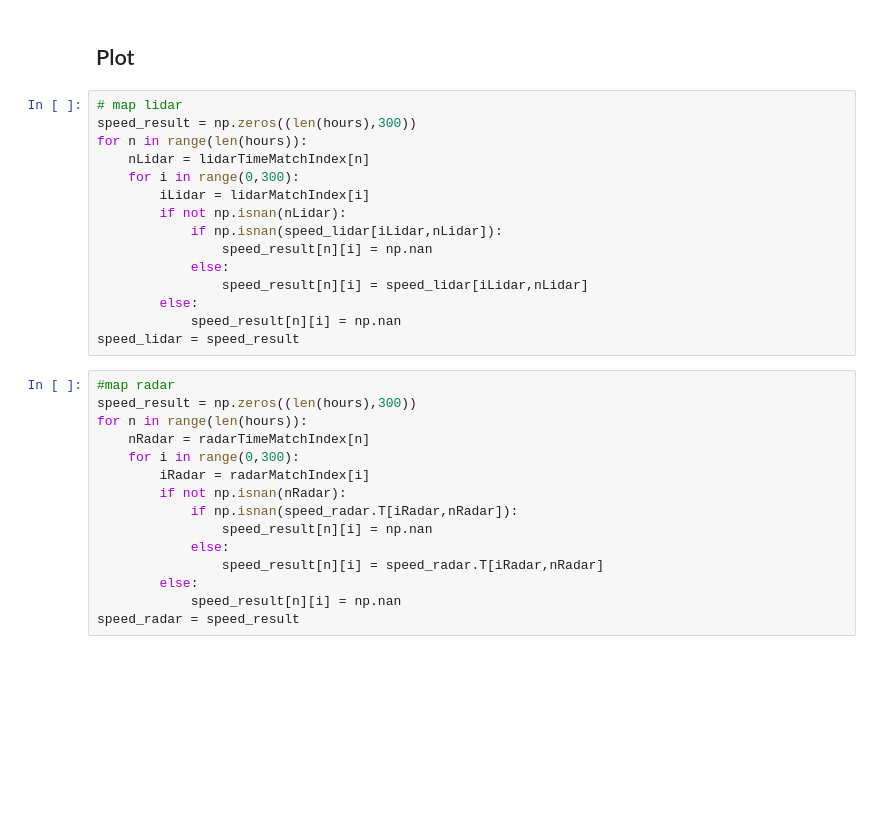
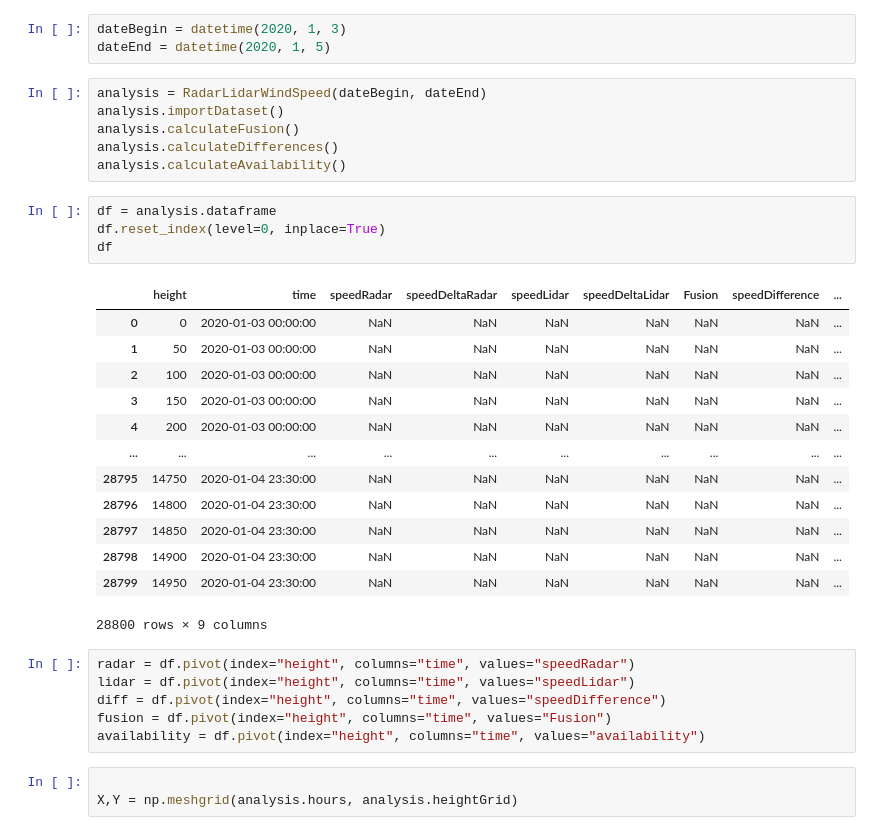
Before and after one commit to marcusgmueller/radarlidar_analysis, a Jupyter notebook: RadarLidarMerge.ipynb, the cells around one changed output. Cells and saved outputs as stored; diff of their text form; blank space fills up the shorter version.

```diff
--- a/RadarLidarMerge.ipynb
+++ b/RadarLidarMerge.ipynb
@@ -170,33 +7,37 @@ for n in range(0,24):
-# %% [markdown]
-## Plot
-# %%
-# map lidar
-speed_result = np.zeros((len(hours),300))
-for n in range(len(hours)):
-    nLidar = lidarTimeMatchIndex[n]
-    for i in range(0,300):
-        iLidar = lidarMatchIndex[i]
-        if not np.isnan(nLidar):
-            if np.isnan(speed_lidar[iLidar,nLidar]):
-                speed_result[n][i] = np.nan
-            else:
-                speed_result[n][i] = speed_lidar[iLidar,nLidar]
-        else:
-            speed_result[n][i] = np.nan
-speed_lidar = speed_result
-# %%
-#map radar
-speed_result = np.zeros((len(hours),300))
-for n in range(len(hours)):
-    nRadar = radarTimeMatchIndex[n]
-    for i in range(0,300):
-        iRadar = radarMatchIndex[i]
-        if not np.isnan(nRadar):
-            if np.isnan(speed_radar.T[iRadar,nRadar]):
-                speed_result[n][i] = np.nan
-            else:
-                speed_result[n][i] = speed_radar.T[iRadar,nRadar]
-        else:
-            speed_result[n][i] = np.nan
-speed_radar = speed_result
+# %%
+dateBegin = datetime(2020, 1, 3)
+dateEnd = datetime(2020, 1, 5)
+# %%
+analysis = RadarLidarWindSpeed(dateBegin, dateEnd)
+analysis.importDataset()
+analysis.calculateFusion()
+analysis.calculateDifferences()
+analysis.calculateAvailability()
+# %%
+df = analysis.dataframe
+df.reset_index(level=0, inplace=True)
+df
+# %% [output]
+|  | height | time | speedRadar | speedDeltaRadar | speedLidar | speedDeltaLidar | Fusion | speedDifference | ... |
+| 0 | 0 | 2020-01-03 00:00:00 | NaN | NaN | NaN | NaN | NaN | NaN | ... |
+| 1 | 50 | 2020-01-03 00:00:00 | NaN | NaN | NaN | NaN | NaN | NaN | ... |
+| 2 | 100 | 2020-01-03 00:00:00 | NaN | NaN | NaN | NaN | NaN | NaN | ... |
+| 3 | 150 | 2020-01-03 00:00:00 | NaN | NaN | NaN | NaN | NaN | NaN | ... |
+| 4 | 200 | 2020-01-03 00:00:00 | NaN | NaN | NaN | NaN | NaN | NaN | ... |
+| ... | ... | ... | ... | ... | ... | ... | ... | ... | ... |
+| 28795 | 14750 | 2020-01-04 23:30:00 | NaN | NaN | NaN | NaN | NaN | NaN | ... |
+| 28796 | 14800 | 2020-01-04 23:30:00 | NaN | NaN | NaN | NaN | NaN | NaN | ... |
+| 28797 | 14850 | 2020-01-04 23:30:00 | NaN | NaN | NaN | NaN | NaN | NaN | ... |
+| 28798 | 14900 | 2020-01-04 23:30:00 | NaN | NaN | NaN | NaN | NaN | NaN | ... |
+| 28799 | 14950 | 2020-01-04 23:30:00 | NaN | NaN | NaN | NaN | NaN | NaN | ... |
+28800 rows × 9 columns
+# %%
+radar = df.pivot(index="height", columns="time", values="speedRadar")
+lidar = df.pivot(index="height", columns="time", values="speedLidar")
+diff = df.pivot(index="height", columns="time", values="speedDifference")
+fusion = df.pivot(index="height", columns="time", values="Fusion")
+availability = df.pivot(index="height", columns="time", values="availability")
+# %%
+
+X,Y = np.meshgrid(analysis.hours, analysis.heightGrid)
 # %%
```
Also changed, not shown: parts of 15 cells of this notebook, 1 other file.
